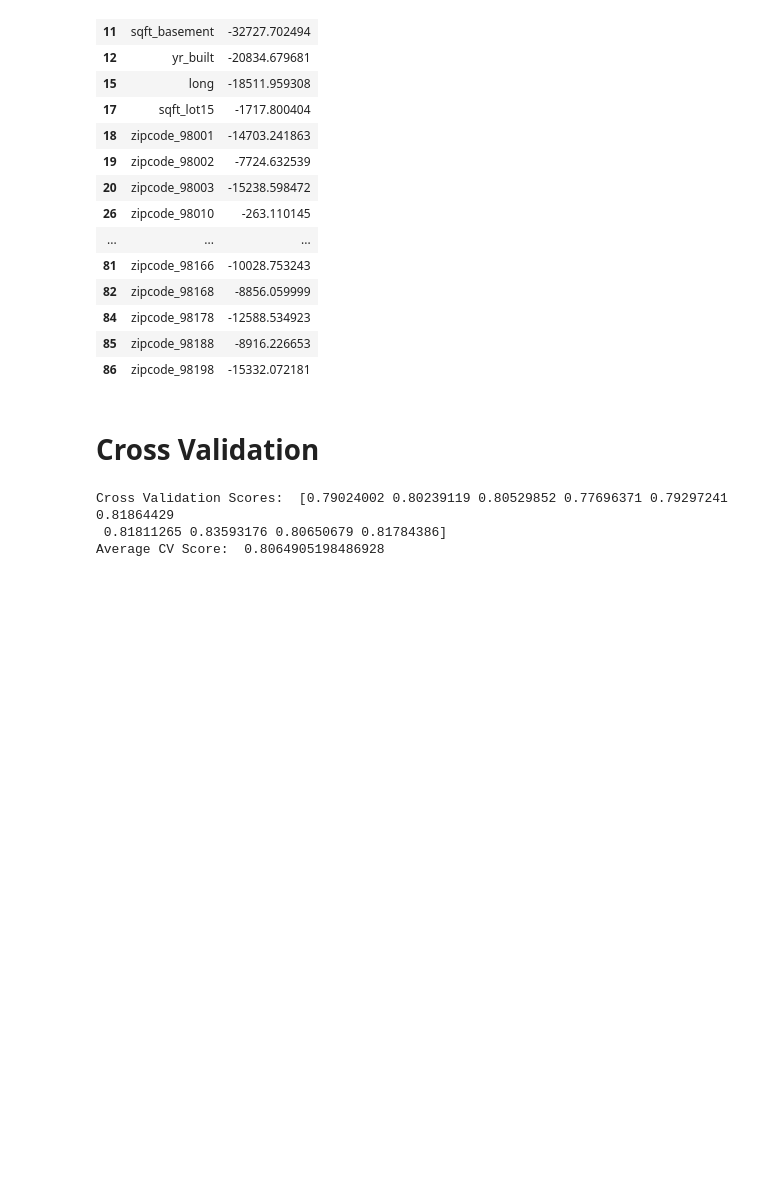
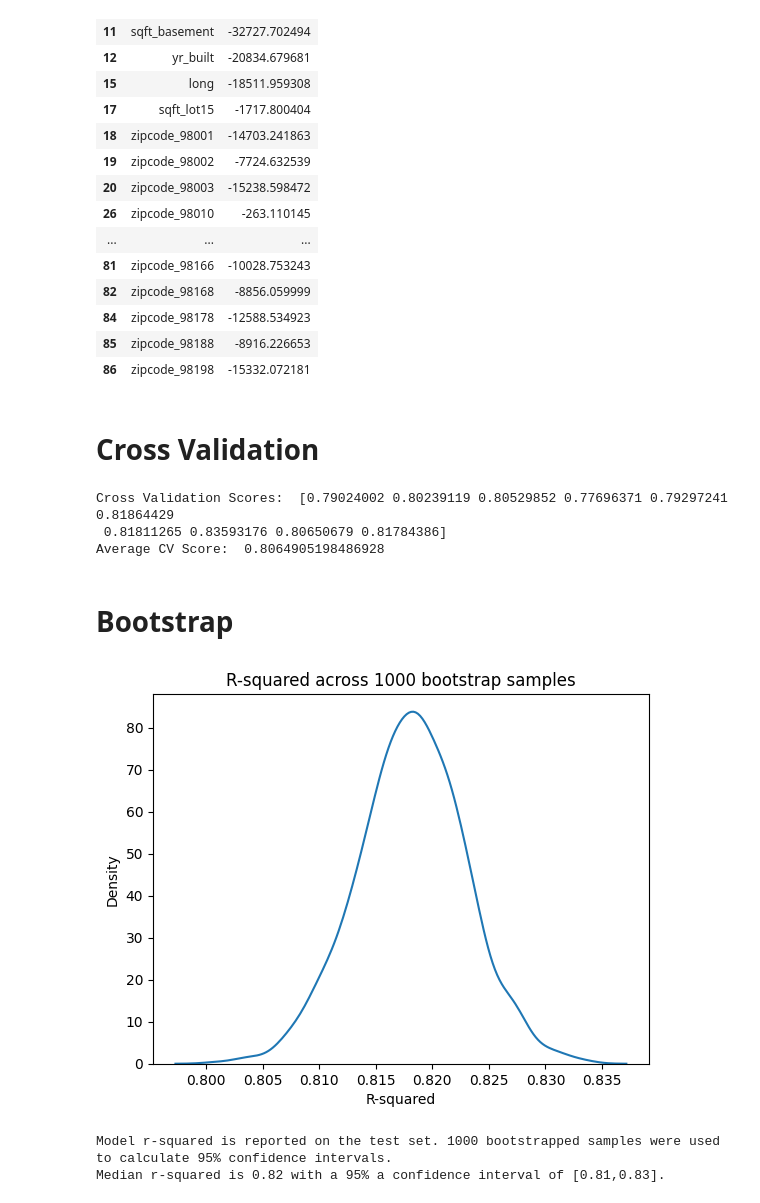
Before and after one commit to Vishal613/House-Price-Prediction, a Jupyter notebook: Models/Lasso_Regression.ipynb, the cells around one changed output. Saved outputs shown, nothing was run; the diff lists cells and outputs as text; code cells hidden in the pictures; blank space fills up the shorter version.

Commit message:
added bootstrap

```diff
--- a/Models/Lasso_Regression.ipynb
+++ b/Models/Lasso_Regression.ipynb
@@ -12,7 +15,7 @@ import seaborn as sns
 np.random.seed(2)
 warnings.filterwarnings('ignore')
 # %%
-df = pd.read_csv('Data/kc_final.csv', index_col = 0)
+df = pd.read_csv('../Data/kc_final.csv', index_col = 0)
 # %%
 df
 # %% [output]
@@ -296,3 +299,38 @@ print("Average CV Score: ", scores.mean())
 Cross Validation Scores:  [0.79024002 0.80239119 0.80529852 0.77696371 0.79297241 0.81864429
  0.81811265 0.83593176 0.80650679 0.81784386]
 Average CV Score:  0.8064905198486928
+# %% [markdown]
+# Bootstrap
+# %%
+r2BS = []
+#cols = list(["date","bedrooms","bathrooms","sqft_living","sqft_lot","floors","waterfront","view","condition","grade","sqft_above","sqft_basement","yr_built","yr_renovated","lat","long","sqft_living15","sqft_lot15"])
+nIterations = 1000
+for i in range(nIterations):
+    xBS, yBS = resample(X_train, y_train, replace=True)
+
+    yPredBS = lasso_tuned.predict(xBS)
+
+    score = r2_score(yBS, yPredBS)
+    r2BS.append(score)
+# %%
+sns.kdeplot(r2BS)
+plt.title("R-squared across 1000 bootstrap samples")
+plt.xlabel("R-squared")
+plt.show()
+# %% [output]
+[figure, added]
+# %%
+median = np.percentile(r2BS, 50)
+
+# get 95% interval
+alpha = 100-95
+lower_ci = np.percentile(r2BS, alpha/2)
+upper_ci = np.percentile(r2BS, 100-alpha/2)
+
+print(f"Model r-squared is reported on the test set. 1000 bootstrapped samples "
+      f"were used to calculate 95% confidence intervals.\n"
+      f"Median r-squared is {median:.2f} with a 95% a confidence "
+      f"interval of [{lower_ci:.2f},{upper_ci:.2f}].")
+# %% [output]
+Model r-squared is reported on the test set. 1000 bootstrapped samples were used to calculate 95% confidence intervals.
+Median r-squared is 0.82 with a 95% a confidence interval of [0.81,0.83].
```
Also changed, not shown: parts of 2 cells of this notebook.
